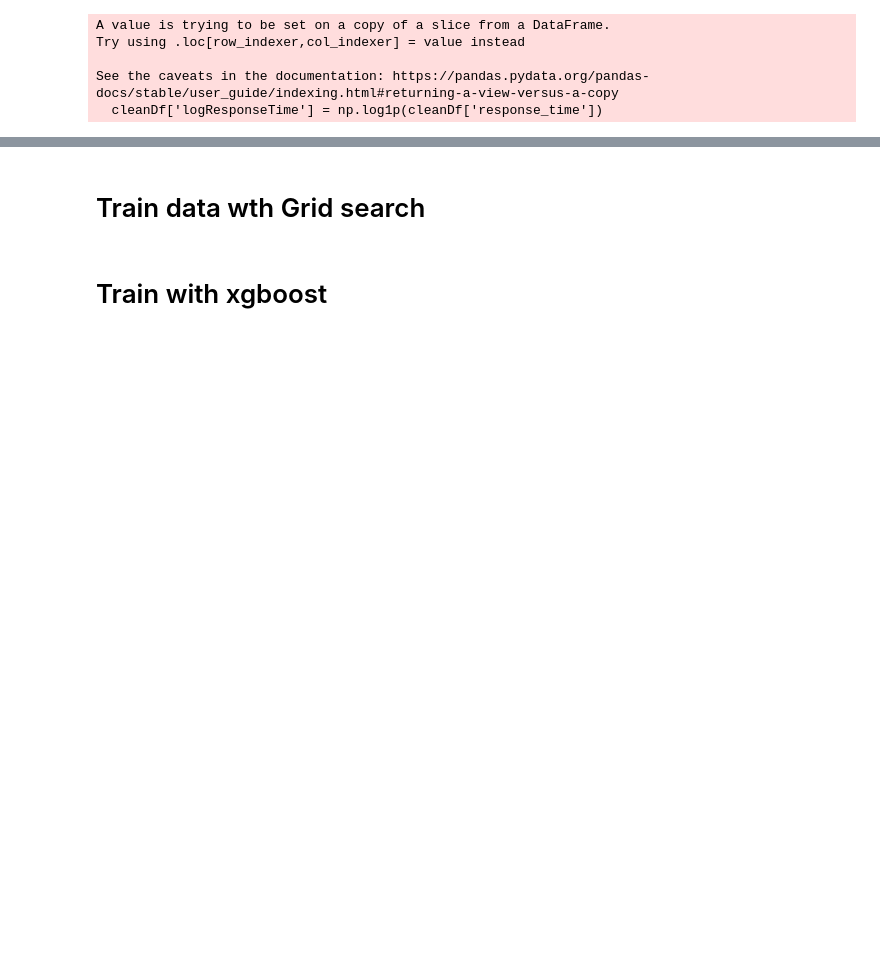
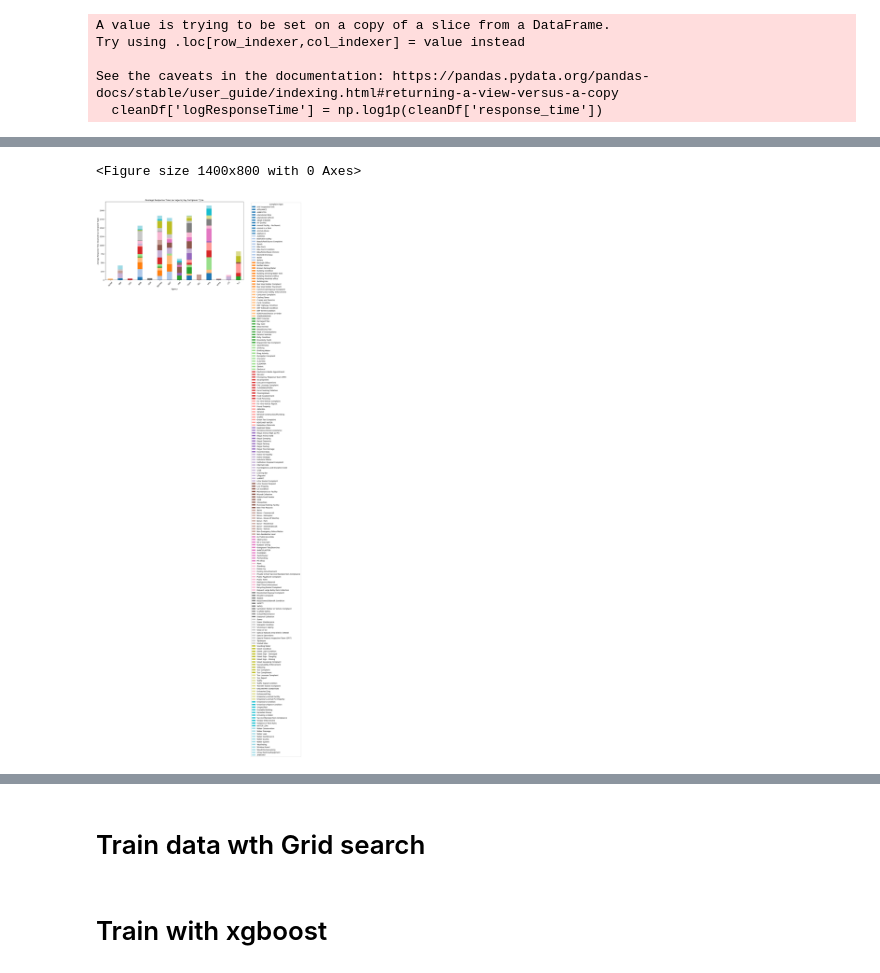
Before and after one commit to graziella-Mel/NYC-311-service-requests, a Jupyter notebook: 311 Service Requests Notebook.ipynb, the cells around one changed output, grey strips where cells are left out. Drawn from its saved outputs; the diff is of its cells as text; code cells hidden in the pictures; blank space fills up the shorter version.

```diff
--- a/311 Service Requests Notebook.ipynb
+++ b/311 Service Requests Notebook.ipynb
@@ -66,0 +163,18 @@ See the caveats in the documentation: https://pandas.pydata.org/pandas-docs/stab
+# %%
+# Group by Agency and Complaint Type, calculate average Response Time
+response_time_per_agency_type = df.groupby(['Agency', 'Complaint Type'])['response_time'].mean().unstack(fill_value=0)
+
+# Plot stacked bar chart
+plt.figure(figsize=(14, 8))
+response_time_per_agency_type.plot(kind='bar', stacked=True, figsize=(14, 8), colormap='tab20')
+
+plt.xlabel('Agency')
+plt.ylabel('Average Response Time (stacked by Complaint Type)')
+plt.title('Average Response Time per Agency by Complaint Type')
+plt.xticks(rotation=45)
+plt.legend(title='Complaint Type', bbox_to_anchor=(1.05, 1), loc='upper left')
+plt.tight_layout()
+plt.show()
+# %% [output]
+<Figure size 1400x800 with 0 Axes>
+[figure, added]
```
Also changed, not shown: parts of 23 cells of this notebook.
